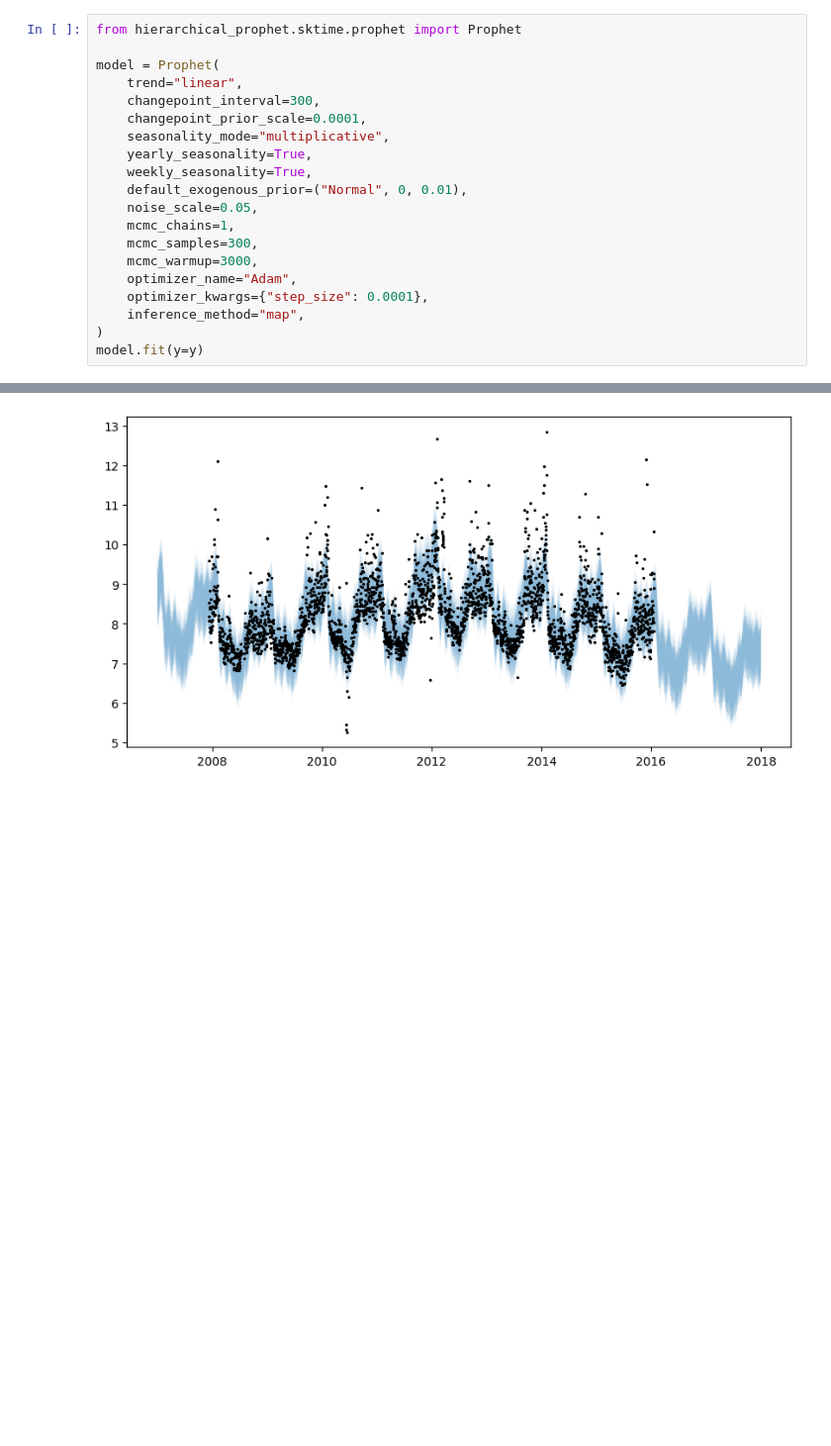
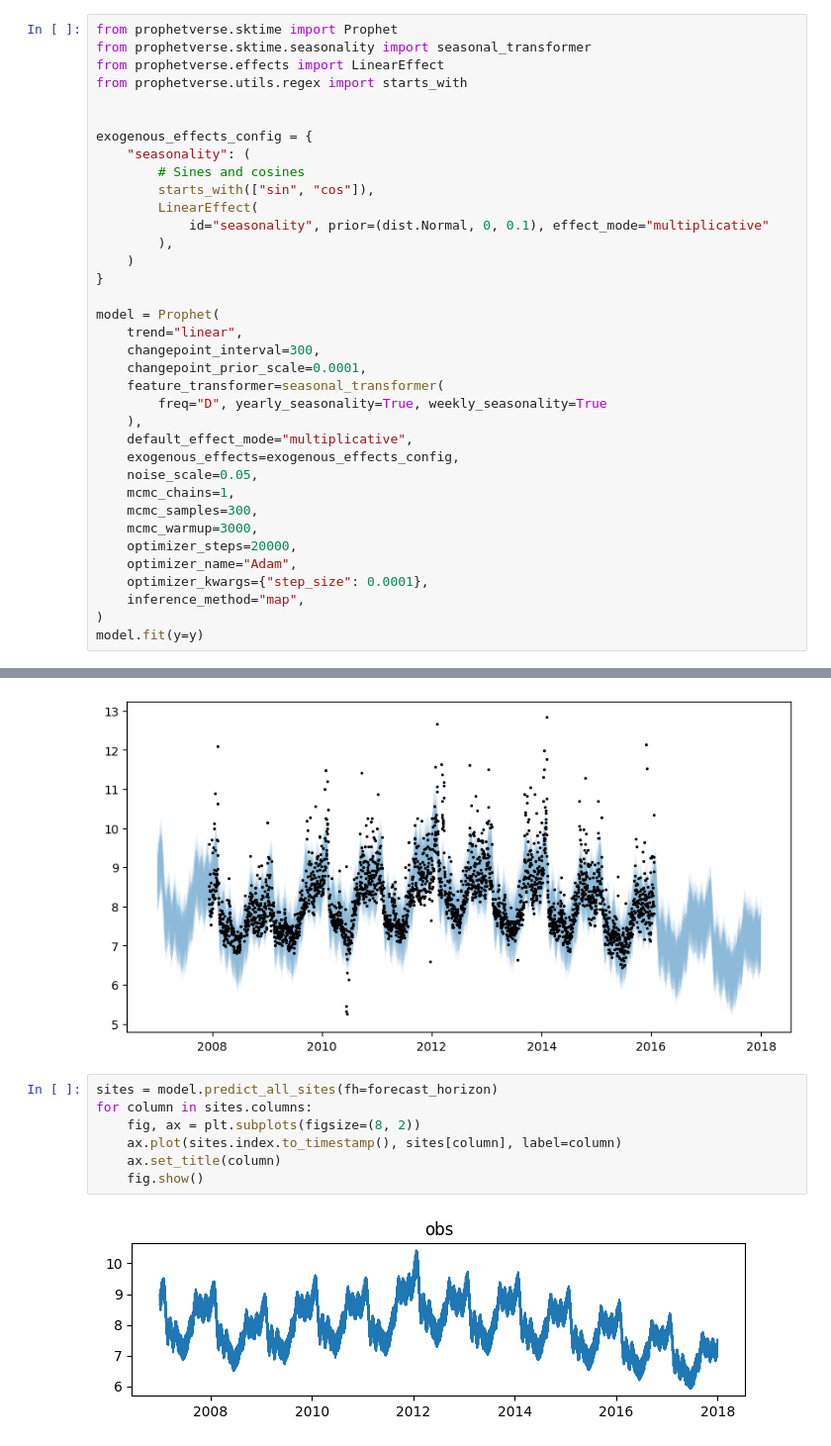
Before and after one commit to felipeangelimvieira/prophetverse, a Jupyter notebook: docs/examples/univariate.ipynb, the cells around one changed output, grey strips where cells are left out. Shown at 99% size. Drawn from its saved outputs; the diff is of its cells as text; blank space fills up the shorter version.

```diff
--- a/docs/examples/univariate.ipynb
+++ b/docs/examples/univariate.ipynb
@@ -44,18 +44,34 @@ Here, we fit the univariate Prophet. Note that we are not using any external reg
 # %%
-from hierarchical_prophet.sktime.prophet import Prophet
+from prophetverse.sktime import Prophet
+from prophetverse.sktime.seasonality import seasonal_transformer
+from prophetverse.effects import LinearEffect
+from prophetverse.utils.regex import starts_with
+
+
+exogenous_effects_config = {
+    "seasonality": (
+        # Sines and cosines
+        starts_with(["sin", "cos"]),
+        LinearEffect(
+            id="seasonality", prior=(dist.Normal, 0, 0.1), effect_mode="multiplicative"
+        ),
+    )
+}
 
 model = Prophet(
     trend="linear",
     changepoint_interval=300,
     changepoint_prior_scale=0.0001,
-    seasonality_mode="multiplicative",
-    yearly_seasonality=True,
-    weekly_seasonality=True,
-    default_exogenous_prior=("Normal", 0, 0.01),
+    feature_transformer=seasonal_transformer(
+        freq="D", yearly_seasonality=True, weekly_seasonality=True
+    ),
+    default_effect_mode="multiplicative",
+    exogenous_effects=exogenous_effects_config,
     noise_scale=0.05,
     mcmc_chains=1,
     mcmc_samples=300,
     mcmc_warmup=3000,
+    optimizer_steps=20000,
     optimizer_name="Adam",
     optimizer_kwargs={"step_size": 0.0001},
     inference_method="map",
@@ -88,3 +105,12 @@ ax.scatter(y.index, y, marker="o", color="k", s=2, alpha=1)
 # %% [output]
 <matplotlib.collections.PathCollection at 0x...>
 [figure]
+# %%
+sites = model.predict_all_sites(fh=forecast_horizon)
+for column in sites.columns:
+    fig, ax = plt.subplots(figsize=(8, 2))
+    ax.plot(sites.index.to_timestamp(), sites[column], label=column)
+    ax.set_title(column)
+    fig.show()
+# %% [output]
+[figure, added]
```
Also changed, not shown: parts of 5 cells of this notebook, 25 other files.
